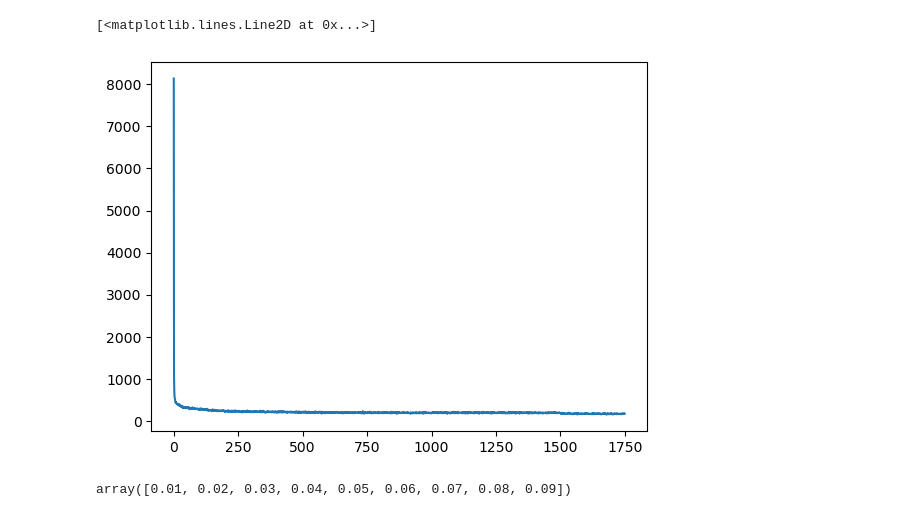
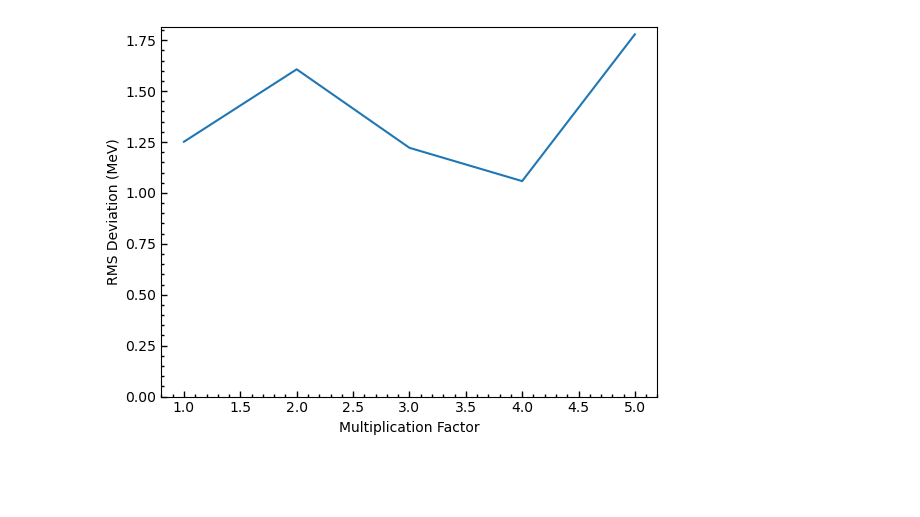
Before and after one commit to mzyudhistira/BSk24-Emu, a Jupyter notebook: analysis.ipynb, the cells around one changed output. Cells and saved outputs as stored; diff of their text form; code cells hidden in the pictures; blank space fills up the shorter version.

```diff
--- a/analysis.ipynb
+++ b/analysis.ipynb
@@ -20 +31,10 @@ result_summary.tail()
+# %%
+def plot_rms(x, y, x_label):
+    fig, ax = plt.subplots()
+
+    ax.plot(x, y)
+    ax.set_xlabel(x_label)
+    ax.set_ylabel("RMS Deviation (MeV)")
+    ax.set_ylim(bottom=0)
+    analysis.plot.set_tick(ax)
 # %%
@@ -52,10 +51,12 @@ analysis.plot.nuclear_landscape(df["param_1"], df["param_2"], df["difference"])
-# %%
-dddf = result_summary.loc[63]
-a = np.loadtxt(dddf["loss"])
-# %% [output]
-[<matplotlib.lines.Line2D at 0x...>]
-[figure, removed]
-# %%
-np.linspace(0.01, 0.09, 9)
-# %% [output]
-array([0.01, 0.02, 0.03, 0.04, 0.05, 0.06, 0.07, 0.08, 0.09])
+# %%
+mult_layer_df = result_summary.iloc[62:67].sort_values(by="note")
+mult_layer_df["note"] = mult_layer_df["note"].astype(int)
+
+plot_rms(
+    mult_layer_df["note"],
+    mult_layer_df["rms_dev"],
+    "Multiplication Factor",
+    "RMS Deviation (MeV)",
+)
+# %% [output]
+[figure, added]
```
Also changed, not shown: parts of 4 cells of this notebook, 2 other files.
